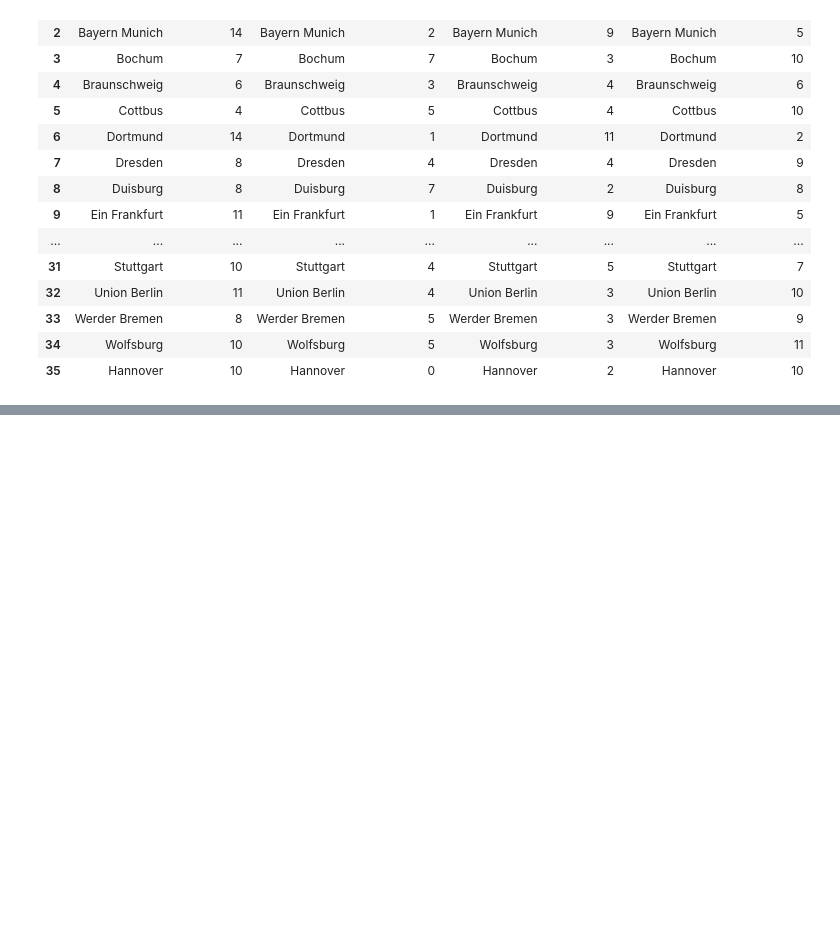
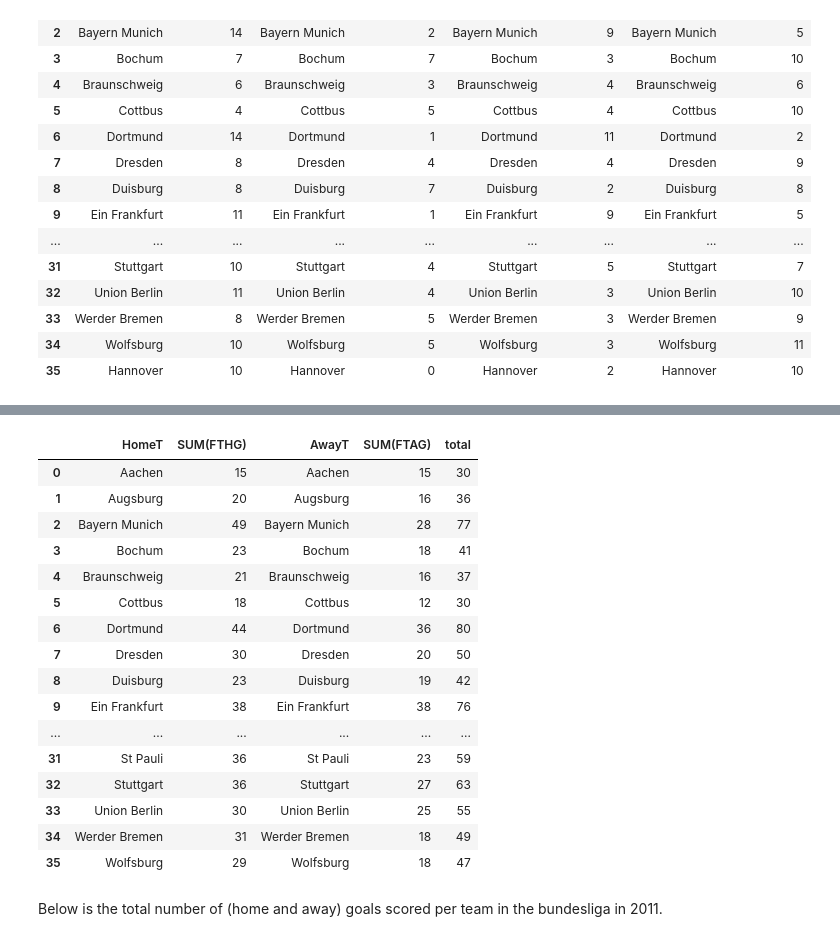
Before and after one commit to HeleneBu/london-ds-100719-M2-project-template, a Jupyter notebook: Project 2 - Helene.ipynb, the cells around one changed output, grey strips where cells are left out. Drawn from its saved outputs; the diff is of its cells as text; code cells hidden in the pictures; blank space fills up the shorter version.

```diff
--- a/Project 2 - Helene.ipynb
+++ b/Project 2 - Helene.ipynb
@@ -438,0 +467,11 @@ total_wins_losses
+# %%
+cur.execute("""SELECT DISTINCT HomeTeam as HomeT, SUM(FTHG)
+                FROM Matches
+                WHERE season = '2011' AND Div != 'E0'
+                GROUP BY HomeTeam
+                ORDER BY HomeTeam ASC;""")
+
+home_goals= pd.DataFrame(cur.fetchall())
+
+home_goals.columns = [x[0] for x in cur.description]
+home_goals
@@ -438,0 +496,11 @@ total_wins_losses
+# %%
+cur.execute("""SELECT DISTINCT AwayTeam as AwayT, SUM(FTAG)
+                FROM Matches
+                WHERE season = '2011' AND Div != 'E0'
+                GROUP BY AwayTeam
+                ORDER BY AwayTeam ASC;""")
+
+away_goals= pd.DataFrame(cur.fetchall())
+
+away_goals.columns = [x[0] for x in cur.description]
+away_goals
@@ -438,0 +525,2 @@ total_wins_losses
+# %%
+total_goals = pd.concat([home_goals,away_goals], axis = 1)
@@ -438,0 +547,24 @@ total_wins_losses
+# %%
+total_goals['total'] = total_goals['SUM(FTHG)'] + total_goals['SUM(FTAG)']
+# %%
+total_goals
+# %% [output]
+|  | HomeT | SUM(FTHG) | AwayT | SUM(FTAG) | total |
+| 0 | Aachen | 15 | Aachen | 15 | 30 |
+| 1 | Augsburg | 20 | Augsburg | 16 | 36 |
+| 2 | Bayern Munich | 49 | Bayern Munich | 28 | 77 |
+| 3 | Bochum | 23 | Bochum | 18 | 41 |
+| 4 | Braunschweig | 21 | Braunschweig | 16 | 37 |
+| 5 | Cottbus | 18 | Cottbus | 12 | 30 |
+| 6 | Dortmund | 44 | Dortmund | 36 | 80 |
+| 7 | Dresden | 30 | Dresden | 20 | 50 |
+| 8 | Duisburg | 23 | Duisburg | 19 | 42 |
+| 9 | Ein Frankfurt | 38 | Ein Frankfurt | 38 | 76 |
+| ... | ... | ... | ... | ... | ... |
+| 31 | St Pauli | 36 | St Pauli | 23 | 59 |
+| 32 | Stuttgart | 36 | Stuttgart | 27 | 63 |
+| 33 | Union Berlin | 30 | Union Berlin | 25 | 55 |
+| 34 | Werder Bremen | 31 | Werder Bremen | 18 | 49 |
+| 35 | Wolfsburg | 29 | Wolfsburg | 18 | 47 |
+# %% [markdown]
+Below is the total number of (home and away) goals scored per team in the bundesliga in 2011.
```
Also changed, not shown: parts of 28 cells of this notebook.
